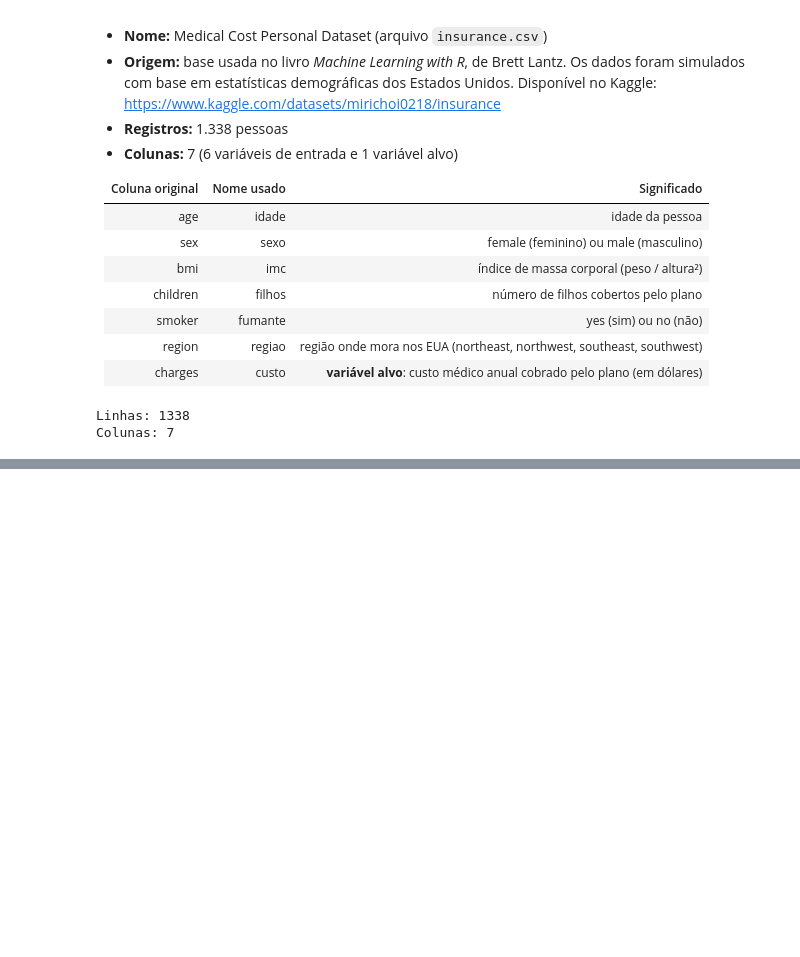
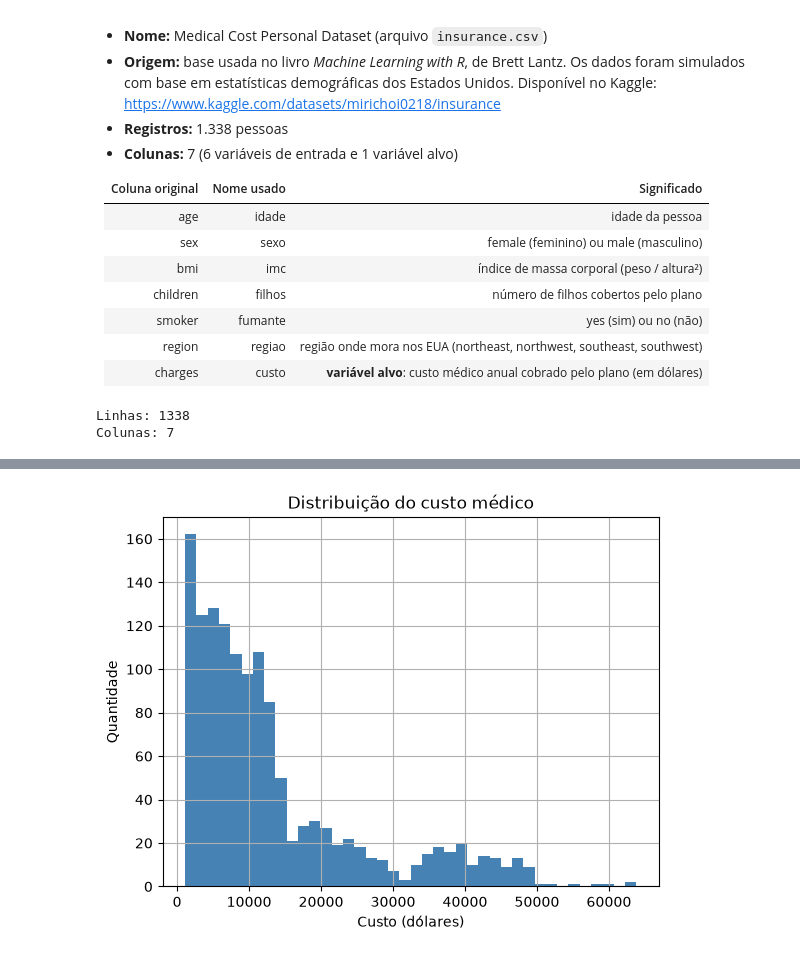
Before and after one commit to JlucasFaria/projeto-ml, a Jupyter notebook: notebooks/06_custo_seguro.ipynb, the cells around one changed output, grey strips where cells are left out. Saved outputs shown, nothing was run; the diff lists cells and outputs as text; code cells hidden in the pictures; blank space fills up the shorter version.

```diff
--- a/notebooks/06_custo_seguro.ipynb
+++ b/notebooks/06_custo_seguro.ipynb
@@ -52,0 +135,9 @@ Colunas: 7
+# %%
+# distribuicao do custo
+df['custo'].hist(bins=40, color='steelblue')
+plt.title('Distribuição do custo médico')
+plt.xlabel('Custo (dólares)')
+plt.ylabel('Quantidade')
+plt.show()
+# %% [output]
+[figure, added]
```
Also changed, not shown: parts of 13 cells of this notebook.
